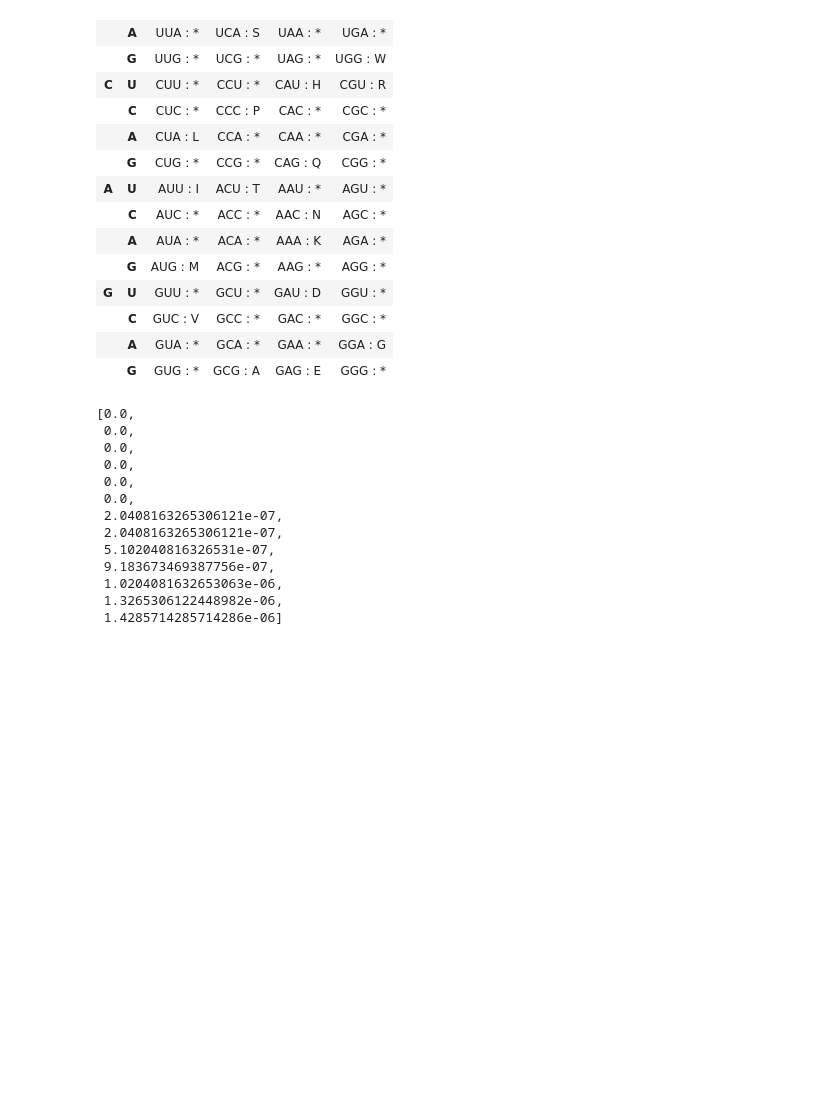
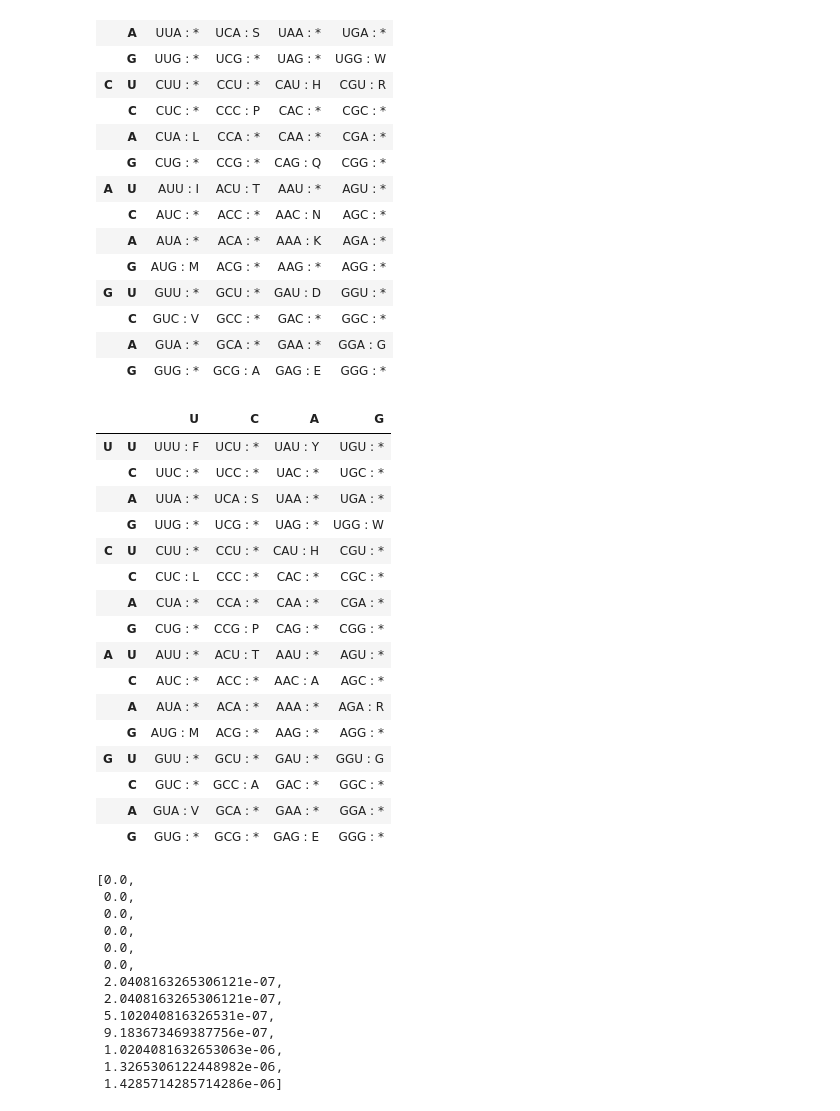
Before and after one commit to EndyLab/codon-tables, a Jupyter notebook: notebooks/Reductionist_tables.ipynb, the cells around one changed output. Saved outputs shown, nothing was run; the diff lists cells and outputs as text; code cells hidden in the pictures; blank space fills up the shorter version.

```diff
--- a/notebooks/Reductionist_tables.ipynb
+++ b/notebooks/Reductionist_tables.ipynb
@@ -383,6 +383,26 @@ red11Table = codonTable(redTable11)
 red10Table = codonTable(redTable10)
 red9Table = codonTable(redTable9)
 red8Table = codonTable(redTable8)
+# %%
+red15Table.codonTable
+# %% [output]
+|  |  | U | C | A | G |
+| U | U | UUU : F | UCU : * | UAU : Y | UGU : * |
+|  | C | UUC : * | UCC : * | UAC : * | UGC : * |
+|  | A | UUA : * | UCA : S | UAA : * | UGA : * |
+|  | G | UUG : * | UCG : * | UAG : * | UGG : W |
+| C | U | CUU : * | CCU : * | CAU : H | CGU : * |
+|  | C | CUC : L | CCC : * | CAC : * | CGC : * |
+|  | A | CUA : * | CCA : * | CAA : * | CGA : * |
+|  | G | CUG : * | CCG : P | CAG : * | CGG : * |
+| A | U | AUU : * | ACU : T | AAU : * | AGU : * |
+|  | C | AUC : * | ACC : * | AAC : A | AGC : * |
+|  | A | AUA : * | ACA : * | AAA : * | AGA : R |
+|  | G | AUG : M | ACG : * | AAG : * | AGG : * |
+| G | U | GUU : * | GCU : * | GAU : * | GGU : G |
+|  | C | GUC : * | GCC : A | GAC : * | GGC : * |
+|  | A | GUA : V | GCA : * | GAA : * | GGA : * |
+|  | G | GUG : * | GCG : * | GAG : E | GGG : * |
 # %%
 strainRed8 = strain(table =red8Table)
 strainRed8.mu
```
Also changed, not shown: 1 other file.
